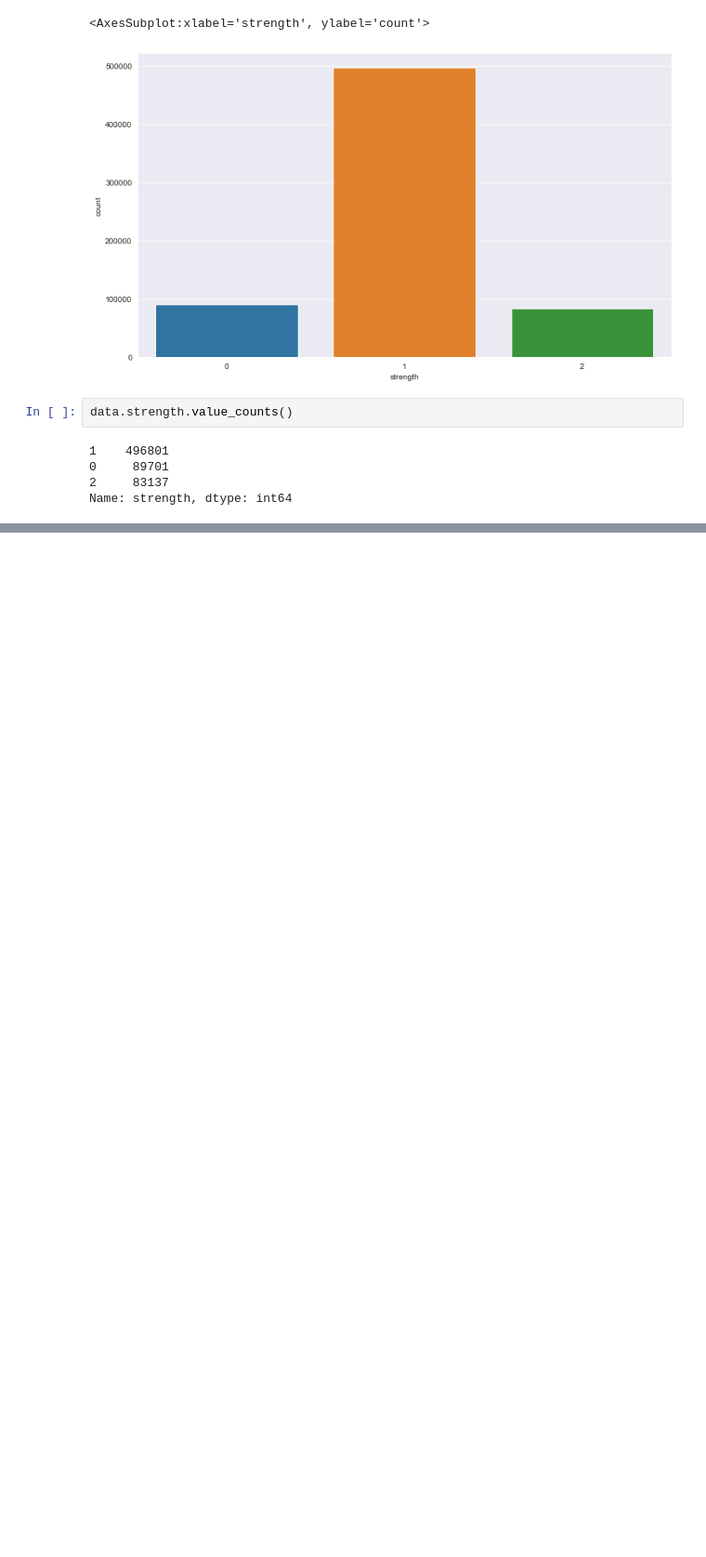
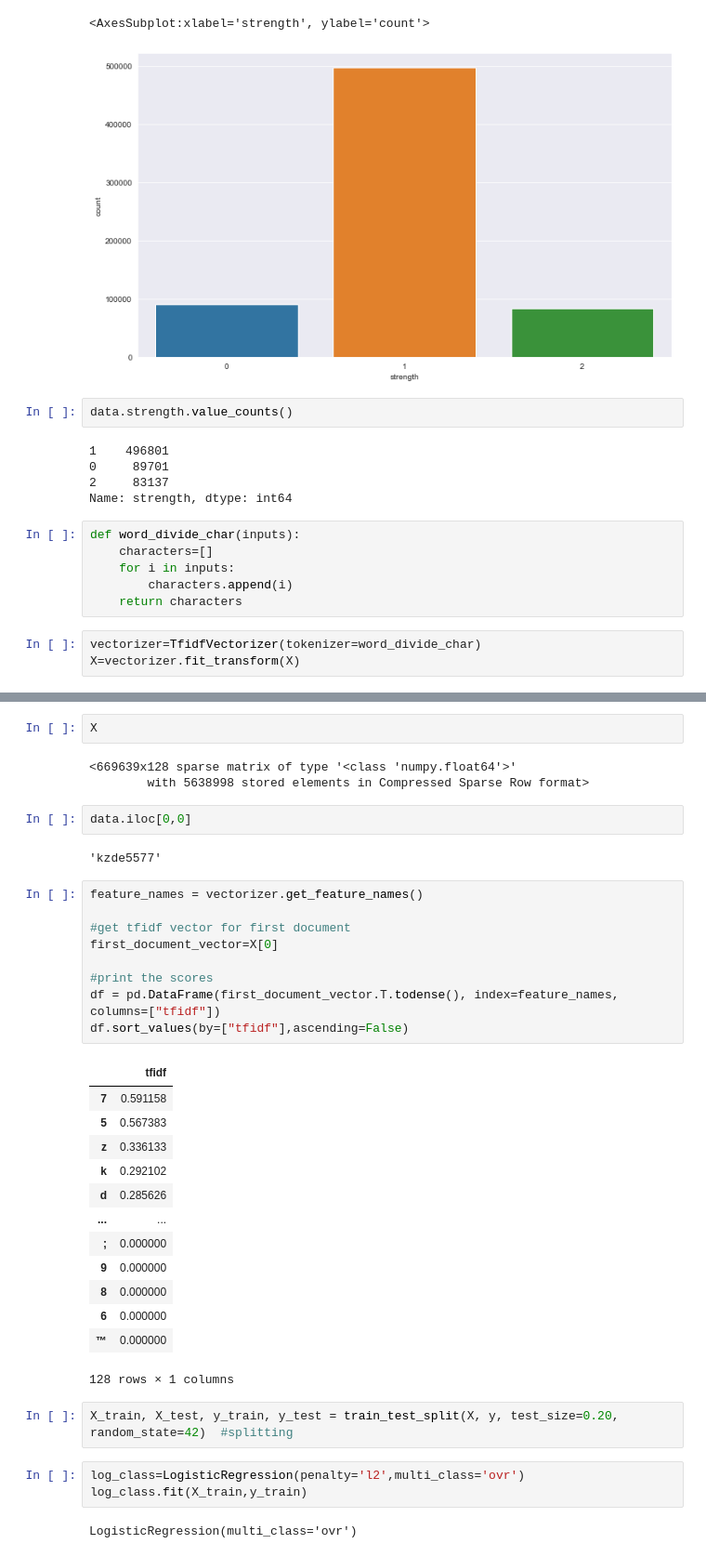
Before and after one commit to Harsha92/Password-Strength-Prediction, a Jupyter notebook: Password Strength.ipynb, the cells around one changed output, grey strips where cells are left out. Shown: that part at 93% size. Cells and saved outputs as stored; diff of their text form; blank space fills up the shorter version.

```diff
--- a/Password Strength.ipynb
+++ b/Password Strength.ipynb
@@ -113,3 +124,12 @@ data.strength.value_counts()
 0     89701
 2     83137
 Name: strength, dtype: int64
+# %%
+def word_divide_char(inputs):
+    characters=[]
+    for i in inputs:
+        characters.append(i)
+    return characters
+# %%
+vectorizer=TfidfVectorizer(tokenizer=word_divide_char)
+X=vectorizer.fit_transform(X)
@@ -115,0 +160,39 @@ Name: strength, dtype: int64
+# %%
+X
+# %% [output]
+<669639x128 sparse matrix of type '<class 'numpy.float64'>'
+        with 5638998 stored elements in Compressed Sparse Row format>
+# %%
+data.iloc[0,0]
+# %% [output]
+'kzde5577'
+# %%
+feature_names = vectorizer.get_feature_names()
+
+#get tfidf vector for first document
+first_document_vector=X[0]
+
+#print the scores
+df = pd.DataFrame(first_document_vector.T.todense(), index=feature_names, columns=["tfidf"])
+df.sort_values(by=["tfidf"],ascending=False)
+# %% [output]
+|  | tfidf |
+| 7 | 0.591158 |
+| 5 | 0.567383 |
+| z | 0.336133 |
+| k | 0.292102 |
+| d | 0.285626 |
+| ... | ... |
+| ; | 0.000000 |
+| 9 | 0.000000 |
+| 8 | 0.000000 |
+| 6 | 0.000000 |
+| ™ | 0.000000 |
+128 rows × 1 columns
+# %%
+X_train, X_test, y_train, y_test = train_test_split(X, y, test_size=0.20, random_state=42)  #splitting
+# %%
+log_class=LogisticRegression(penalty='l2',multi_class='ovr')
+log_class.fit(X_train,y_train)
+# %% [output]
+LogisticRegression(multi_class='ovr')
```
Also changed, not shown: parts of 8 cells of this notebook.
